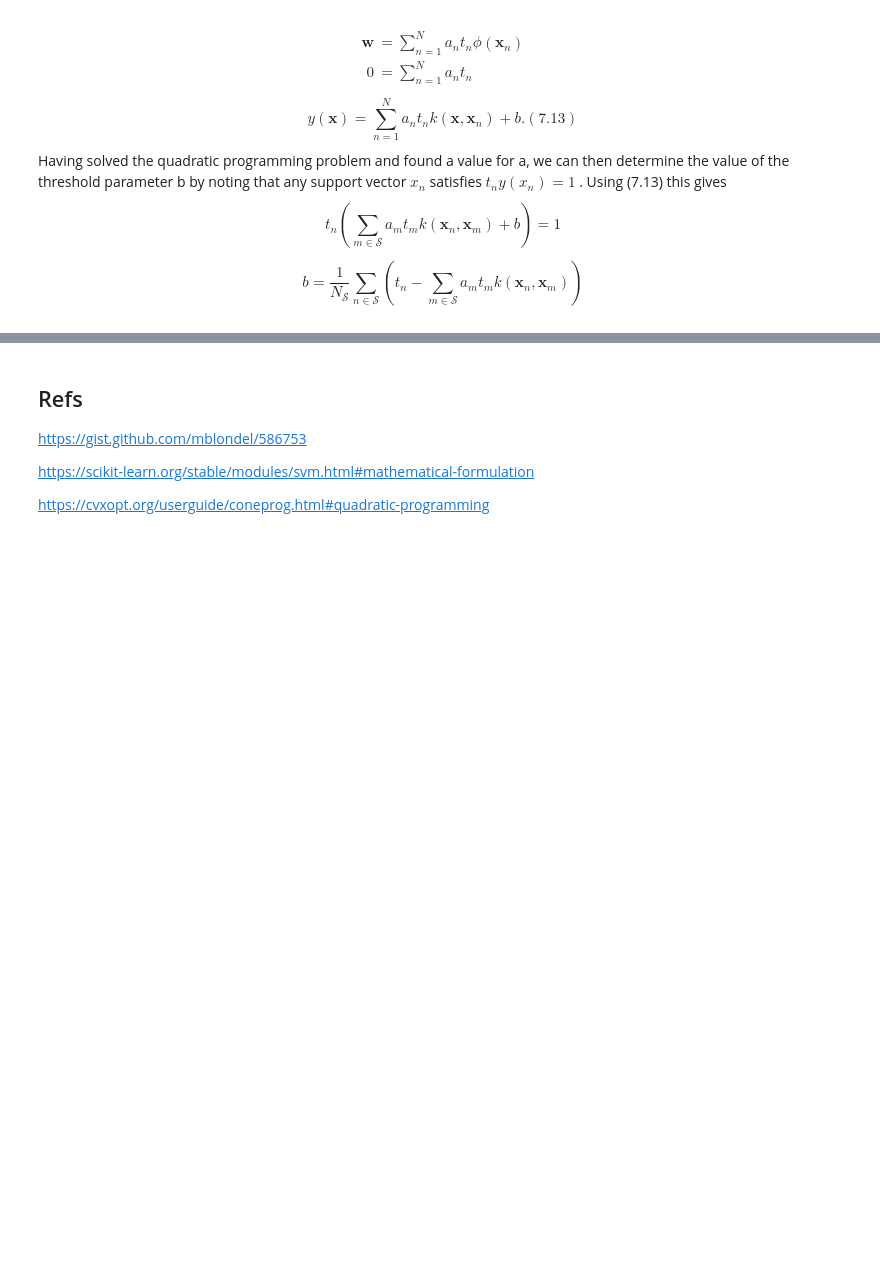
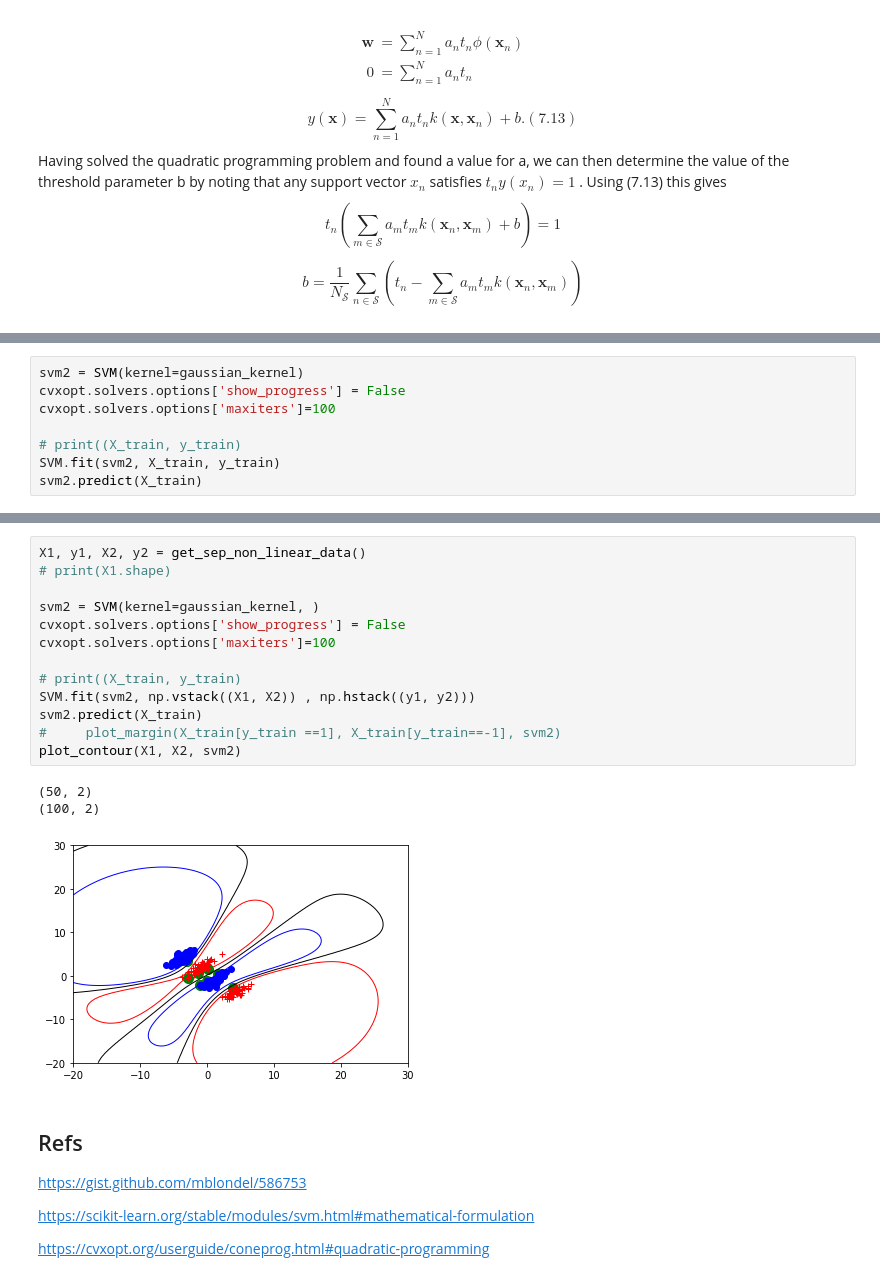
Before and after one commit to Pronton2001/ML_from_scratch.github.io, a Jupyter notebook: SVM2.ipynb, the cells around one changed output, grey strips where cells are left out. Saved outputs shown, nothing was run; the diff lists cells and outputs as text; blank space fills up the shorter version.

```diff
--- a/SVM2.ipynb
+++ b/SVM2.ipynb
@@ -173,0 +167,8 @@ svm.predict([10,4])
+# %%
+svm2 = SVM(kernel=gaussian_kernel)
+cvxopt.solvers.options['show_progress'] = False
+cvxopt.solvers.options['maxiters']=100
+
+# print((X_train, y_train)
+SVM.fit(svm2, X_train, y_train)
+svm2.predict(X_train)
@@ -257,3 +301,20 @@ print(h)
+# %%
+X1, y1, X2, y2 = get_sep_non_linear_data()
+# print(X1.shape)
+
+svm2 = SVM(kernel=gaussian_kernel, )
+cvxopt.solvers.options['show_progress'] = False
+cvxopt.solvers.options['maxiters']=100
+
+# print((X_train, y_train)
+SVM.fit(svm2, np.vstack((X1, X2)) , np.hstack((y1, y2)))
+svm2.predict(X_train)
+#     plot_margin(X_train[y_train ==1], X_train[y_train==-1], svm2)
+plot_contour(X1, X2, svm2)
+# %% [output]
+(50, 2)
+(100, 2)
+[figure, added]
 # %% [markdown]
 ## Refs
 
```
Also changed, not shown: parts of 9 cells of this notebook, 1 other file.
